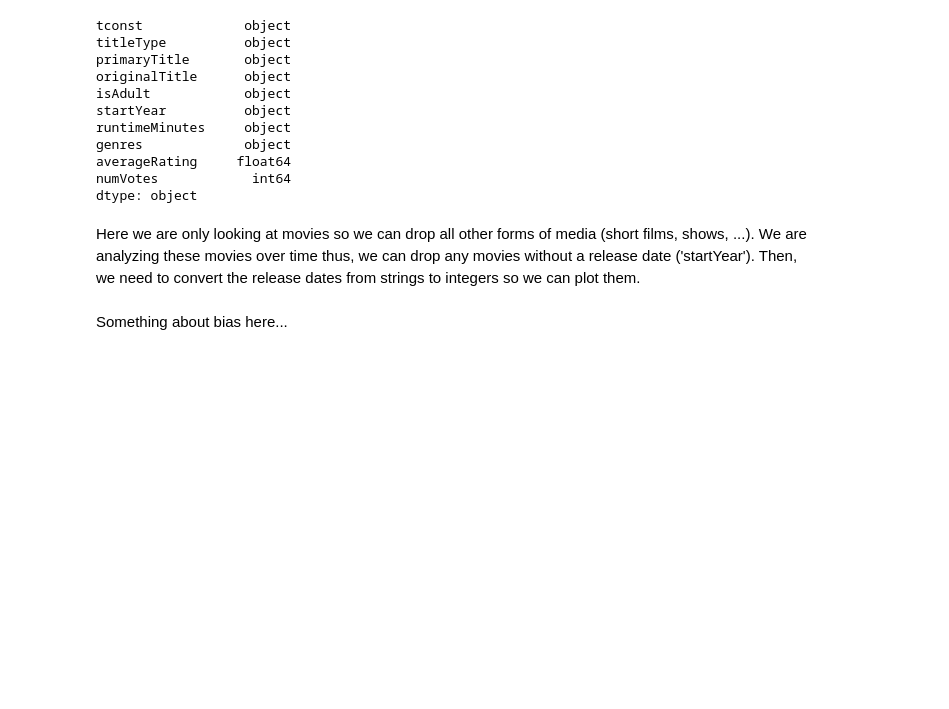
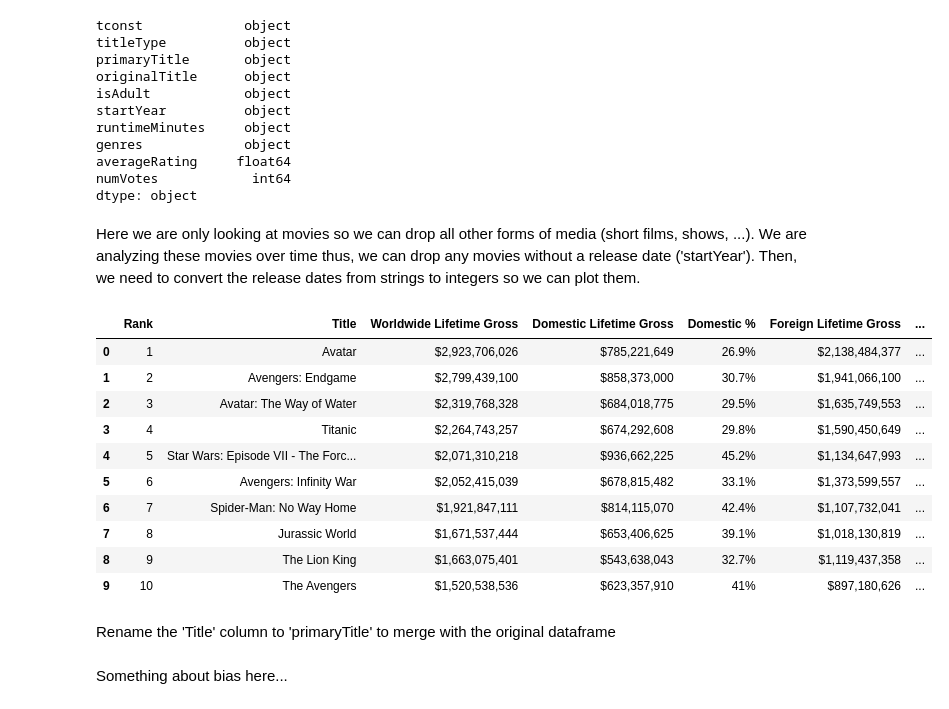
Before and after one commit to James-Trauger/James-Trauger.github.io, a Jupyter notebook: james.ipynb, the cells around one changed output. Cells and saved outputs as stored; diff of their text form; code cells hidden in the pictures; blank space fills up the shorter version.

```diff
--- a/james.ipynb
+++ b/james.ipynb
@@ -93,0 +102,27 @@ df['startYear'] = df['startYear'].apply(int)
+# %%
+#move this to data collection section
+# original url with no offset on
+box_office_url = 'https://www.boxofficemojo.com/chart/ww_top_lifetime_gross/?offset='
+box_office_df = pd.DataFrame()
+# iterate over each webpage 200 ranks at a time
+for i in range(0,1000,200):
+    # append the offset to the url
+    box_req = requests.get(box_office_url + str(i))
+    soup = BeautifulSoup(box_req.content, 'html.parser')
+    # add the next 200 ranks to the current
+    box_office_df = pd.concat([box_office_df, pd.read_html(io=str(soup.find('table')))[0]])
+box_office_df.head(10)
+# %% [output]
+|  | Rank | Title | Worldwide Lifetime Gross | Domestic Lifetime Gross | Domestic % | Foreign Lifetime Gross | ... |
+| 0 | 1 | Avatar | $2,923,706,026 | $785,221,649 | 26.9% | $2,138,484,377 | ... |
+| 1 | 2 | Avengers: Endgame | $2,799,439,100 | $858,373,000 | 30.7% | $1,941,066,100 | ... |
+| 2 | 3 | Avatar: The Way of Water | $2,319,768,328 | $684,018,775 | 29.5% | $1,635,749,553 | ... |
+| 3 | 4 | Titanic | $2,264,743,257 | $674,292,608 | 29.8% | $1,590,450,649 | ... |
+| 4 | 5 | Star Wars: Episode VII - The Forc... | $2,071,310,218 | $936,662,225 | 45.2% | $1,134,647,993 | ... |
+| 5 | 6 | Avengers: Infinity War | $2,052,415,039 | $678,815,482 | 33.1% | $1,373,599,557 | ... |
+| 6 | 7 | Spider-Man: No Way Home | $1,921,847,111 | $814,115,070 | 42.4% | $1,107,732,041 | ... |
+| 7 | 8 | Jurassic World | $1,671,537,444 | $653,406,625 | 39.1% | $1,018,130,819 | ... |
+| 8 | 9 | The Lion King | $1,663,075,401 | $543,638,043 | 32.7% | $1,119,437,358 | ... |
+| 9 | 10 | The Avengers | $1,520,538,536 | $623,357,910 | 41% | $897,180,626 | ... |
+# %% [markdown]
+Rename the 'Title' column to 'primaryTitle' to merge with the original dataframe
```
Also changed, not shown: parts of 27 cells of this notebook.
